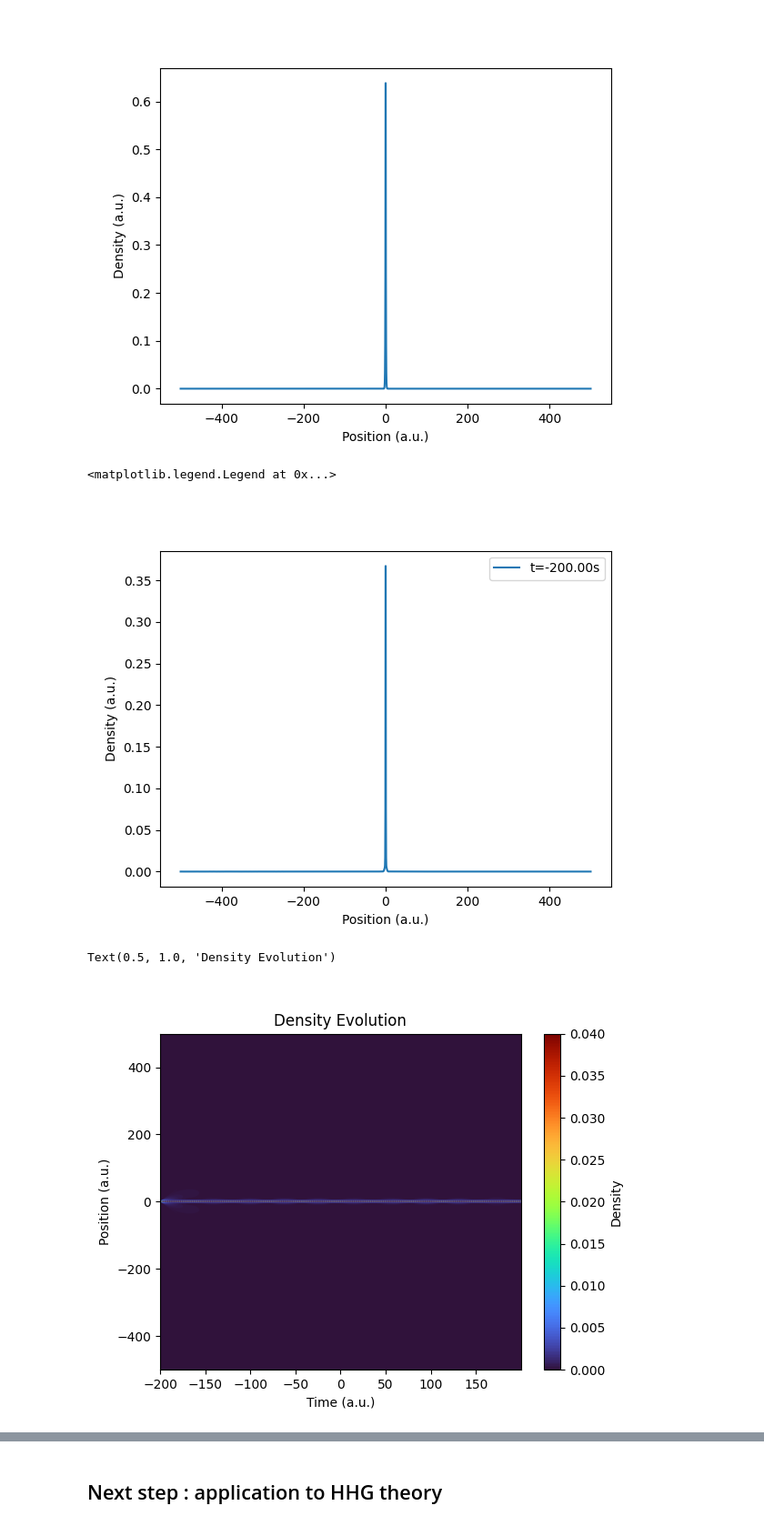
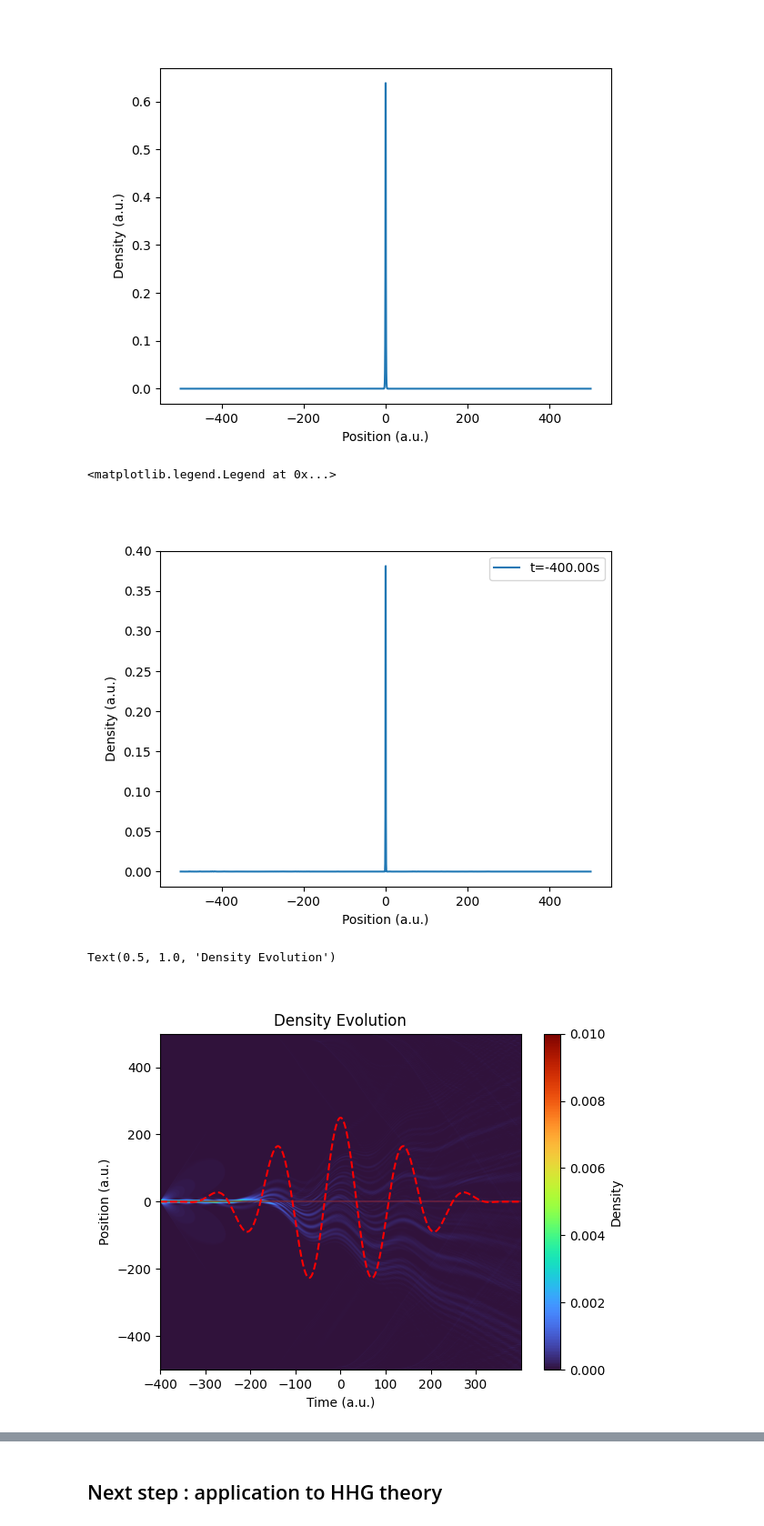
Before and after one commit to jupiterMJM/HHG_simulation, a Jupyter notebook: hands_on/TDSE_hands_on.ipynb, the cells around one changed output, grey strips where cells are left out. Shown at 91% size. Saved outputs shown, nothing was run; the diff lists cells and outputs as text; code cells hidden in the pictures.

```diff
--- a/hands_on/TDSE_hands_on.ipynb
+++ b/hands_on/TDSE_hands_on.ipynb
@@ -16,23 +16,23 @@ import scipy.sparse as sparse
 x = np.linspace(-500, 500, 2048)        # in a.u. => in bohr units
 dx = x[1] - x[0]
 dt = 0.05
-t = np.arange(-200, 200, dt)                # also in a.u. => 1au=roughly 24as
+t = np.arange(-400, 400, dt)                # also in a.u. => 1au=roughly 24as
 N = len(x)
 k = np.fft.fftfreq(N, d=dx) * 2 * np.pi
 # %%
 wavelength = 1030  # nm, NOT IN A.U. the conversion is done later
-I_wcm2 = 1e11  # Intensity in W/cm^2, NOT IN A.U. the conversion is done later
+I_wcm2 = 1e14  # Intensity in W/cm^2, NOT IN A.U. the conversion is done later
 
 
 freq = 3e8 / (wavelength * 1e-9)  # Frequency in Hz, converting nm to m
 t_au = 2.418884e-17  # s, constant for conversion to atomic units
 omega_au = 2*np.pi*freq*t_au
 periode_au = 2*np.pi / omega_au  # Period in atomic units
-pulse_duration = 10 * periode_au  # Pulse duration in atomic units
+pulse_duration = 5 * periode_au  # Pulse duration in atomic units
 E0 = 5.338e-9 * np.sqrt(I_wcm2)
-# envelope = lambda t : np.where((t >= -pulse_duration/2) & (t <= pulse_duration/2),
-#                                np.cos(np.pi * t / pulse_duration)**2, 0)
-envelope = lambda t: 0*t
+envelope = lambda t : np.where((t >= -pulse_duration/2) & (t <= pulse_duration/2),
+                               np.cos(np.pi * t / pulse_duration)**2, 0)
+# envelope = lambda t: 0*t
 champE_func = lambda x, t: E0*np.cos(omega_au * t) * envelope(t)
 champE = champE_func(x[:, None], t)  # Champ électrique en fonction de x et t
 # %%
@@ -121,7 +121,7 @@ def evolve_crank_nikolson(psi, V, E, dt, x):
     Nx = len(x)
     diagonals = [-2*np.ones(Nx), np.ones(Nx-1), np.ones(Nx-1)]
     L = sparse.diags(diagonals, [0, -1, 1]) / dx**2
-    H = -0.5 * L + sparse.diags(V, 0)
+    H = -0.5 * L + sparse.diags(V, 0) + sparse.diags(E * x, 0)  # Hamiltonian operator in sparse matrix form
     I = sparse.diags(np.ones(Nx), 0)
     A = (I + 1j * dt / 2 * H).tocsc()
     B = (I - 1j * dt / 2 * H).tocsc()
@@ -161,20 +163,20 @@ plt.legend()
 # plt.show()
 # %% [output]
 <matplotlib.legend.Legend at 0x...>
-[figure, old version]
+[figure, new version]
 # %%
 plt.figure()
 
 plt.imshow(np.array(rho_history).T, aspect='auto', extent=[t[0], t[-1], x[0], x[-1]], origin='lower', cmap="turbo")
 plt.plot(t, champE/np.max(champE)*250, 'k--', color="red", label='Electric Field (normalized)')
-plt.clim(0, 0.04)
+plt.clim(0, 0.01)
 plt.colorbar(label='Density')
 plt.xlabel('Time (a.u.)')
 plt.ylabel('Position (a.u.)')
 plt.title('Density Evolution')
 # %% [output]
 Text(0.5, 1.0, 'Density Evolution')
-[figure, old version]
+[figure, new version]
 # %%
 def kinetic_energy(psi, dx):
     """
```
Also changed, not shown: parts of 8 cells of this notebook.
